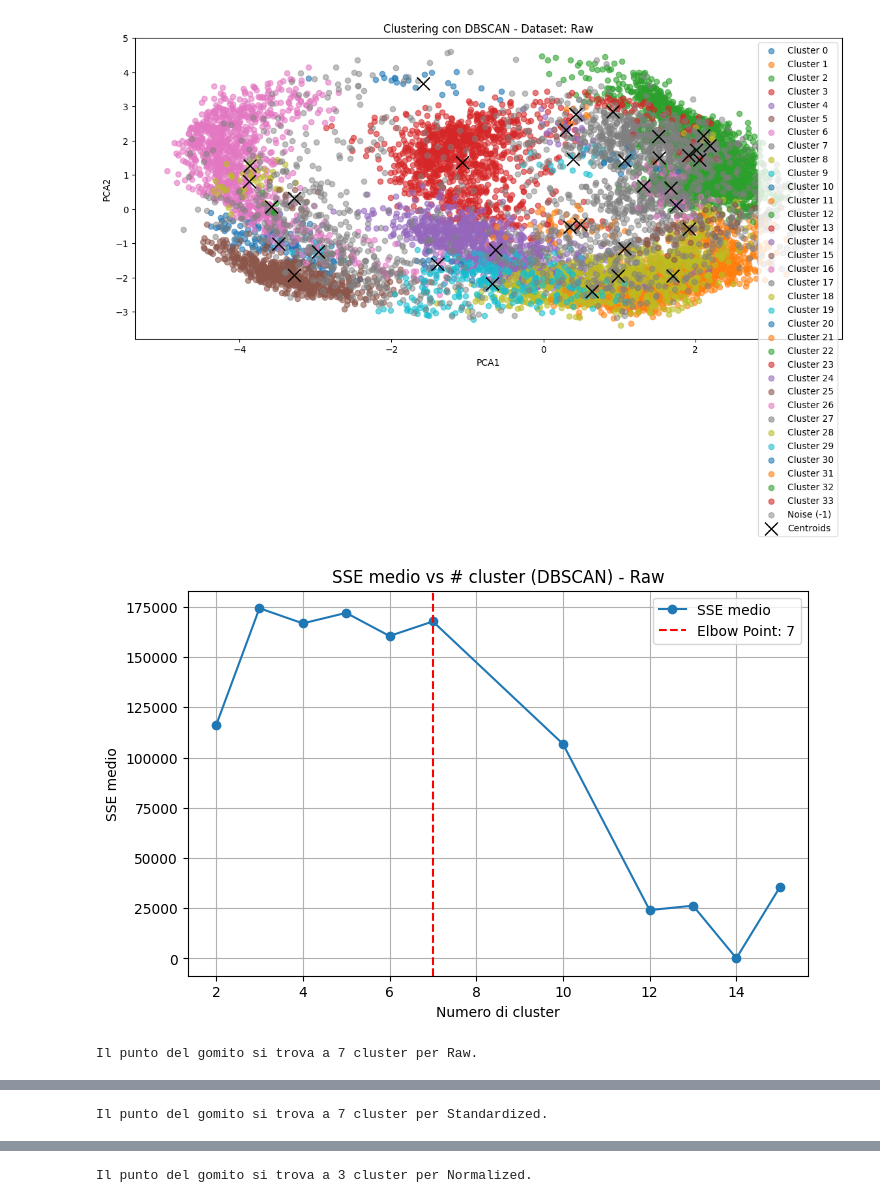
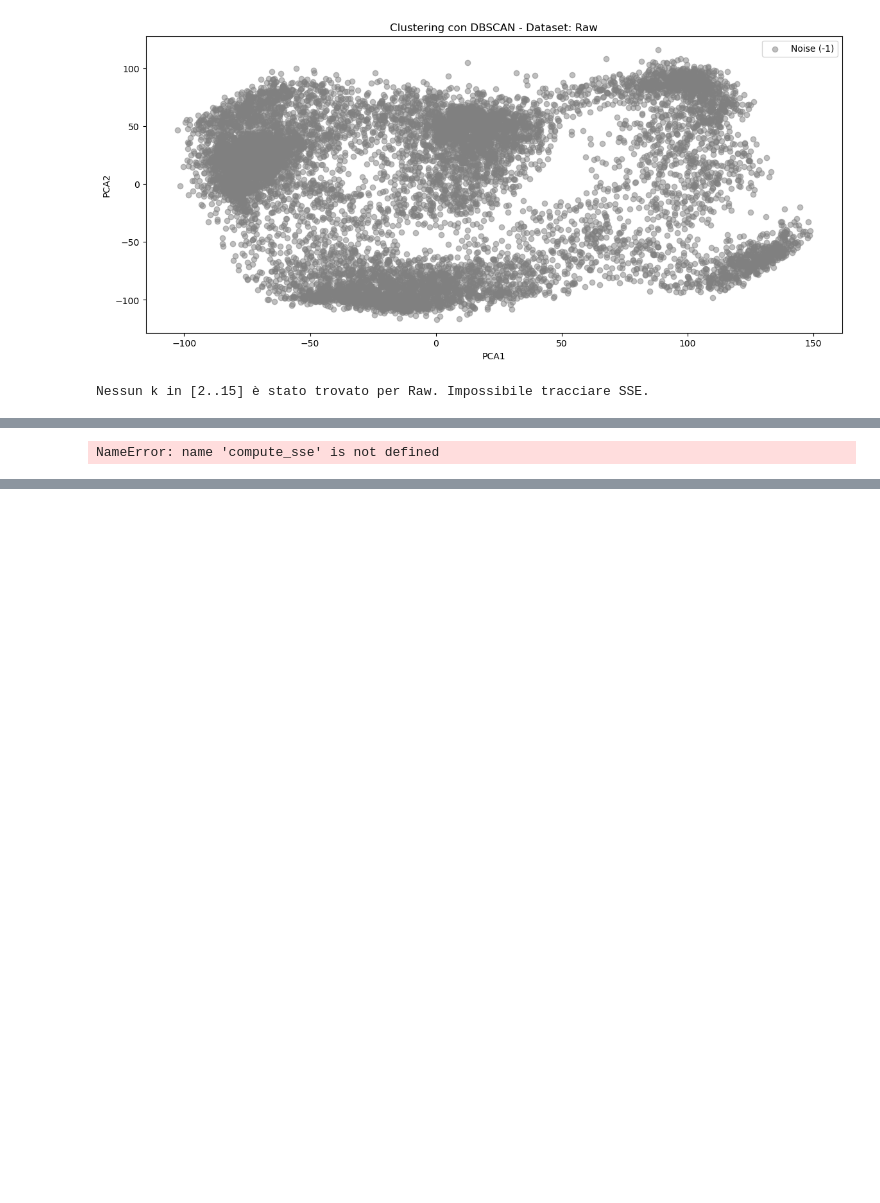
Before and after one commit to ale24cocco/pendigits-clustering, a Jupyter notebook: notebooks/clustering/dbscan_pendigits.ipynb, the cells around one changed output, grey strips where cells are left out. Saved outputs shown, nothing was run; the diff lists cells and outputs as text; code cells hidden in the pictures; blank space fills up the shorter version.

Commit message:
Aggiunto Utils

```diff
--- a/notebooks/clustering/dbscan_pendigits.ipynb
+++ b/notebooks/clustering/dbscan_pendigits.ipynb
@@ -23,7 +13,7 @@ def load_data():
 # %%
 #faccio 4 procedimenti complementari, uno con i dati raw, uno con i dati normalizzati, uno con i dati standardizzati e uno con le componenti principali estratte tramite la pca, durante l'esplorazione del
 #dataset abbiamo notato come il 90% della varianza viene spiegato dalle prime 8 componenti.
-X, y = load_data()
+X, y = Utils_functions.load_data()
 #inizializzo lo standardizzatore
 scaler = StandardScaler()
 
@@ -127,26 +124,7 @@ columns=['PCA1', 'PCA2', 'PCA3', 'PCA4', 'PCA5', 'PCA6', 'PCA7', 'PCA8']
 columns_2d = ['PCA1', 'PCA2']
 columns_3d = ['PCA1', 'PCA2', 'PCA3']
 
-#funzione per calcolare l'sse di un clustering
-def compute_sse(X, labels):
-    """
-    Calcola la somma delle distanze quadrate (SSE)
-    dei punti dai centroidi dei rispettivi cluster.
-    Esclude -1 (noise) se presente.
-    Restituisce un singolo float.
-    """
-    unique_labels = set(labels)
-    if -1 in unique_labels:
-        unique_labels.remove(-1)
 
-    sse = 0.0
-    for cluster in unique_labels:
-        cluster_points = X[labels == cluster]
-        if len(cluster_points) == 0:
-            continue
-        centroid = np.mean(cluster_points, axis=0)
-        sse += np.sum((cluster_points - centroid)**2)
-    return float(sse)
 
 #funzione per trovare il "gomito" del grafico SSE vs numero di cluster
 def find_elbow_point(x_vals, y_vals):
@@ -264,33 +242,32 @@ for i, X in enumerate(datasets):
     plt.xlabel("PCA1")
     plt.ylabel("PCA2")
     plt.legend()
     plt.show()
 
     #grafico sse vs numero di cluster
     x_vals, y_vals = [], []
     for k in range(2, 16):
         if len(sse_dict[k]) > 0:
             avg_sse = np.mean([entry[0] for entry in sse_dict[k]])  #solo valori SSE
             x_vals.append(k)
             y_vals.append(avg_sse)
 
     if len(x_vals) > 0:  #evito errori se non c'è nessun k in [2..15]
         elbow_point = find_elbow_point(x_vals, y_vals)
 
         plt.figure(figsize=(8, 5))
         plt.plot(x_vals, y_vals, marker='o', label='SSE medio')
         plt.axvline(x=elbow_point, color='r', linestyle='--', label=f'Elbow Point: {elbow_point}')
         plt.xlabel("Numero di cluster")
         plt.ylabel("SSE medio")
         plt.title(f"SSE medio vs # cluster (DBSCAN) - {datasets_names[i]}")
         plt.grid(True)
         plt.legend()
         plt.show()
 
         print(f"Il punto del gomito si trova a {elbow_point} cluster per {datasets_names[i]}.")
     else:
         print(f"Nessun k in [2..15] è stato trovato per {datasets_names[i]}. Impossibile tracciare SSE.")
 # %% [output]
-[figure, old version]
+[figure, new version]
-[figure, removed]
-Il punto del gomito si trova a 7 cluster per Raw.
+Nessun k in [2..15] è stato trovato per Raw. Impossibile tracciare SSE.
@@ -299 +274 @@ Il punto del gomito si trova a 7 cluster per Raw.
-Il punto del gomito si trova a 7 cluster per Standardized.
+NameError: name 'compute_sse' is not defined
@@ -302 +274,0 @@ Il punto del gomito si trova a 7 cluster per Standardized.
-Il punto del gomito si trova a 3 cluster per Normalized.
```
Also changed, not shown: parts of 4 cells of this notebook, 5 other files.
